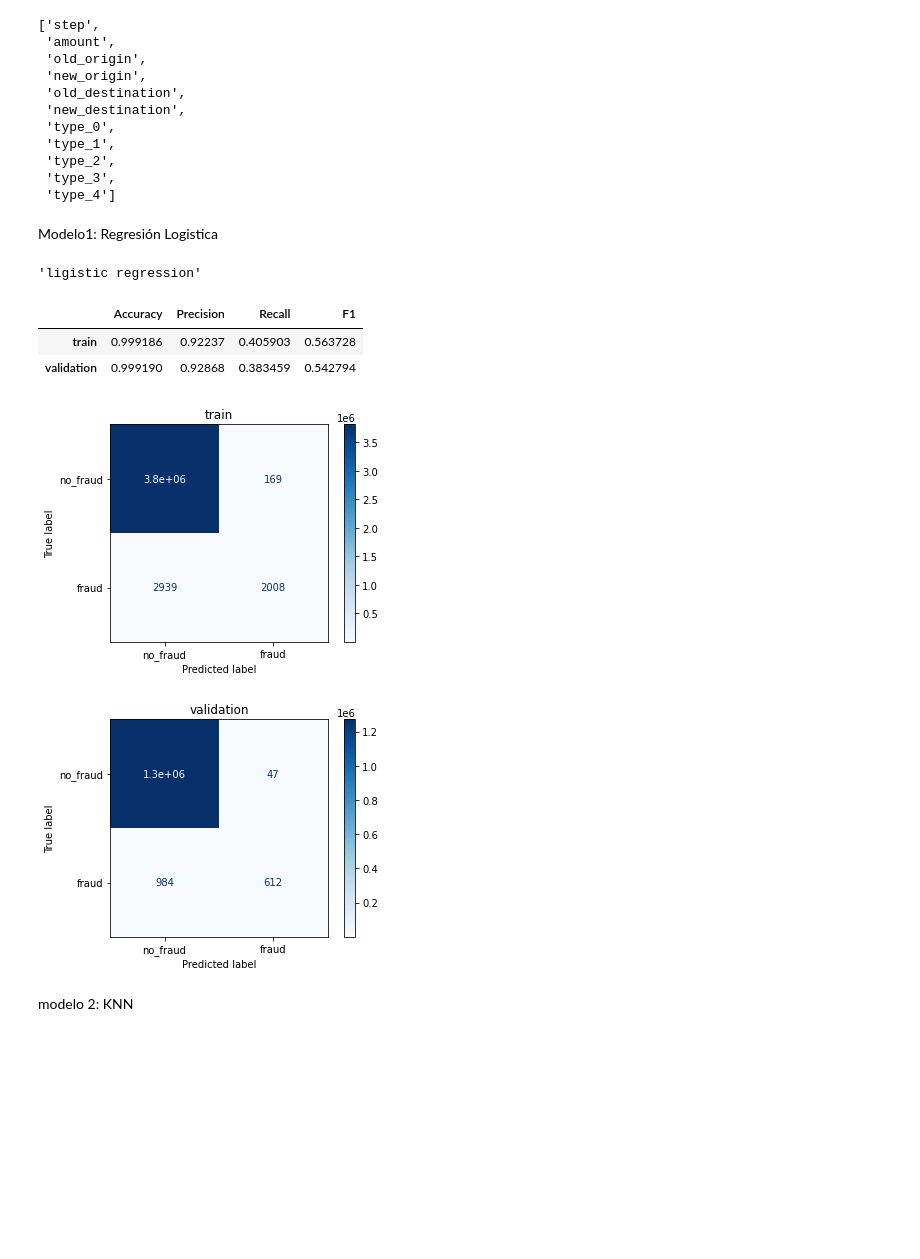
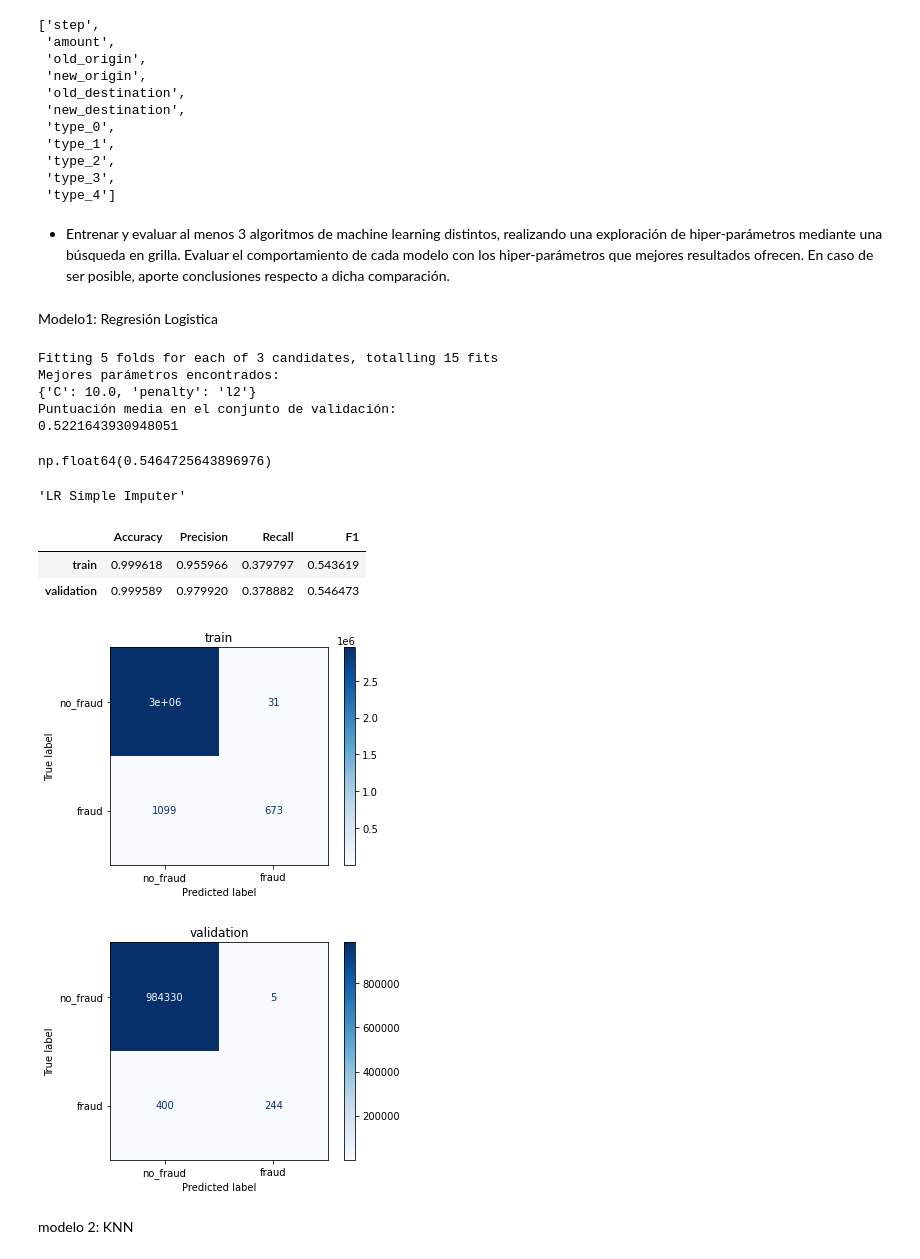
Before and after one commit to UlisesCravero/tp_ml_grupo_9, a Jupyter notebook: tp1_ML.ipynb, the cells around one changed output. Saved outputs shown, nothing was run; the diff lists cells and outputs as text; code cells hidden in the pictures; blank space fills up the shorter version.

Commit message:
entrenamiento con grid search

```diff
--- a/tp1_ML.ipynb
+++ b/tp1_ML.ipynb
@@ -531,37 +545,48 @@ def evaluate_model(model, set_names=('train', 'validation'), title='', show_cm=F
             cm_plot.ax_.set_title(frauds)
 
     display(pd.DataFrame(final_metrics, index=set_names))
+# %% [markdown]
+
+* Entrenar y evaluar al menos 3 algoritmos de machine learning distintos, realizando una exploración de hiper-parámetros mediante una búsqueda en grilla. Evaluar el comportamiento de cada modelo con los hiper-parámetros que mejores resultados ofrecen. En caso de ser posible, aporte conclusiones respecto a dicha comparación.
 # %% [markdown]
 Modelo1: Regresión Logistica
+# %%
+lr_clf = LogisticRegression(random_state=42)
+parameters = {
+    'penalty': ['l2'],
+    'C': [0.1, 1.0, 10.0]
+}
+grid_search = GridSearchCV(lr_clf, parameters,scoring = 'f1', refit=True, verbose=1)
+lr_model = Pipeline([
+    ('mapper', mapper),
+    ('classifier', grid_search),
+])
+
+lr_model.fit(train, train.is_fraud)
+
+print("Mejores parámetros encontrados:")
+print(grid_search.best_params_)
+print("Puntuación media en el conjunto de validación:")
+print(grid_search.best_score_)
+# %% [output]
+Fitting 5 folds for each of 3 candidates, totalling 15 fits
+Mejores parámetros encontrados:
+{'C': 10.0, 'penalty': 'l2'}
+Puntuación media en el conjunto de validación:
+0.5221643930948051
 # %%
-import warnings
-warnings.filterwarnings("ignore", category=FutureWarning, module="sklearn.*")
-
-
-lr_model_si = Pipeline([
-    ('mapper', mapper),
-    ('classifier', LogisticRegression(random_state=42)),
-])
-
-for step_value in sorted(train['step'].unique()):
-    # Filtrar los datos previos al step actual para el entrenamiento
-    current_train_data = train[train['step'] <= step_value]
-
-    # Asegúrate de que no estás utilizando información futura
-    X_train = current_train_data.drop(columns=['is_fraud'])
-    y_train = current_train_data['is_fraud']
-
-    # Entrenamos el pipeline con los datos previos al step actual
-    lr_model_si.fit(X_train, y_train)
-
-
-evaluate_model(lr_model_si, title='ligistic regression', show_cm=True)
+y_pred = lr_model.predict(validation)
+metrics.f1_score(validation.is_fraud, y_pred)
 # %% [output]
-'ligistic regression'
+np.float64(0.5464725643896976)
-|  | Accuracy | Precision | Recall | F1 |
-| train | 0.999186 | 0.92237 | 0.405903 | 0.563728 |
-| validation | 0.999190 | 0.92868 | 0.383459 | 0.542794 |
-[figure, removed]
-[figure, removed]
+# %%
+evaluate_model(lr_model, title='LR Simple Imputer', show_cm=True)
+# %% [output]
+'LR Simple Imputer'
+|  | Accuracy | Precision | Recall | F1 |
+| train | 0.999618 | 0.955966 | 0.379797 | 0.543619 |
+| validation | 0.999589 | 0.979920 | 0.378882 | 0.546473 |
+[figure, added]
+[figure, added]
 # %% [markdown]
 modelo 2: KNN
```
Also changed, not shown: parts of 28 cells of this notebook, 2 other files.
